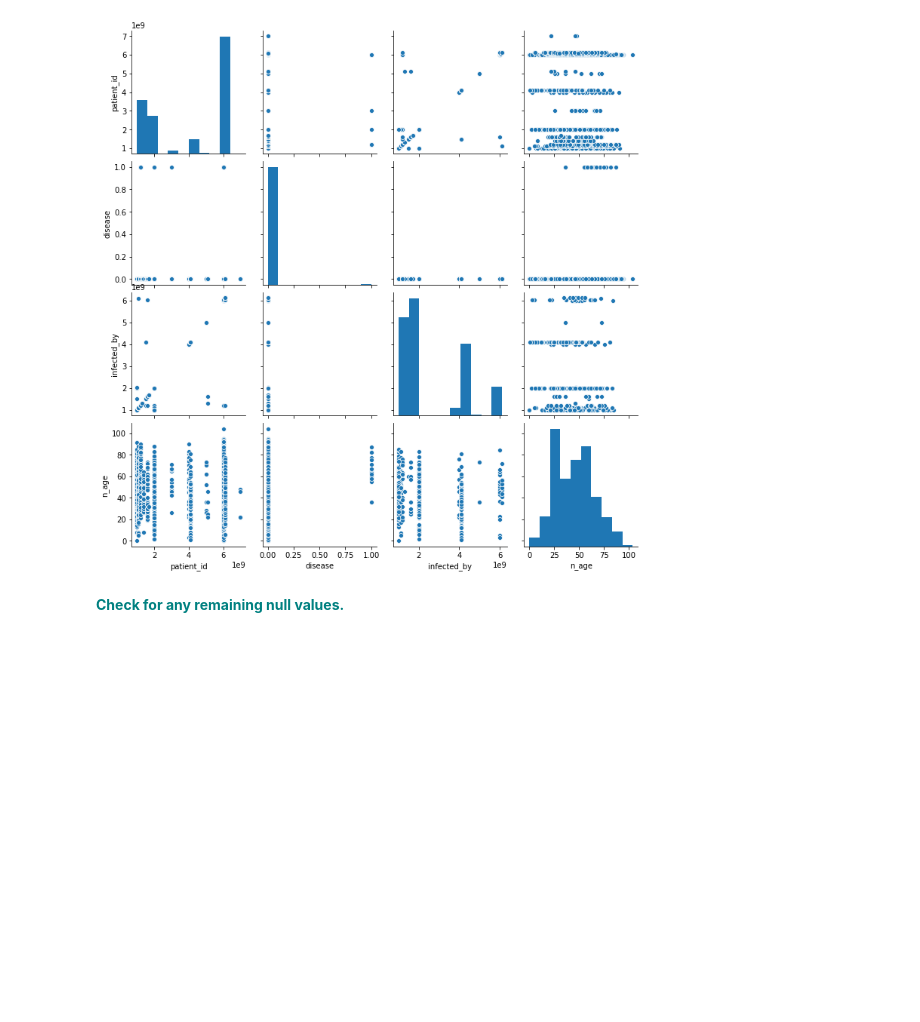
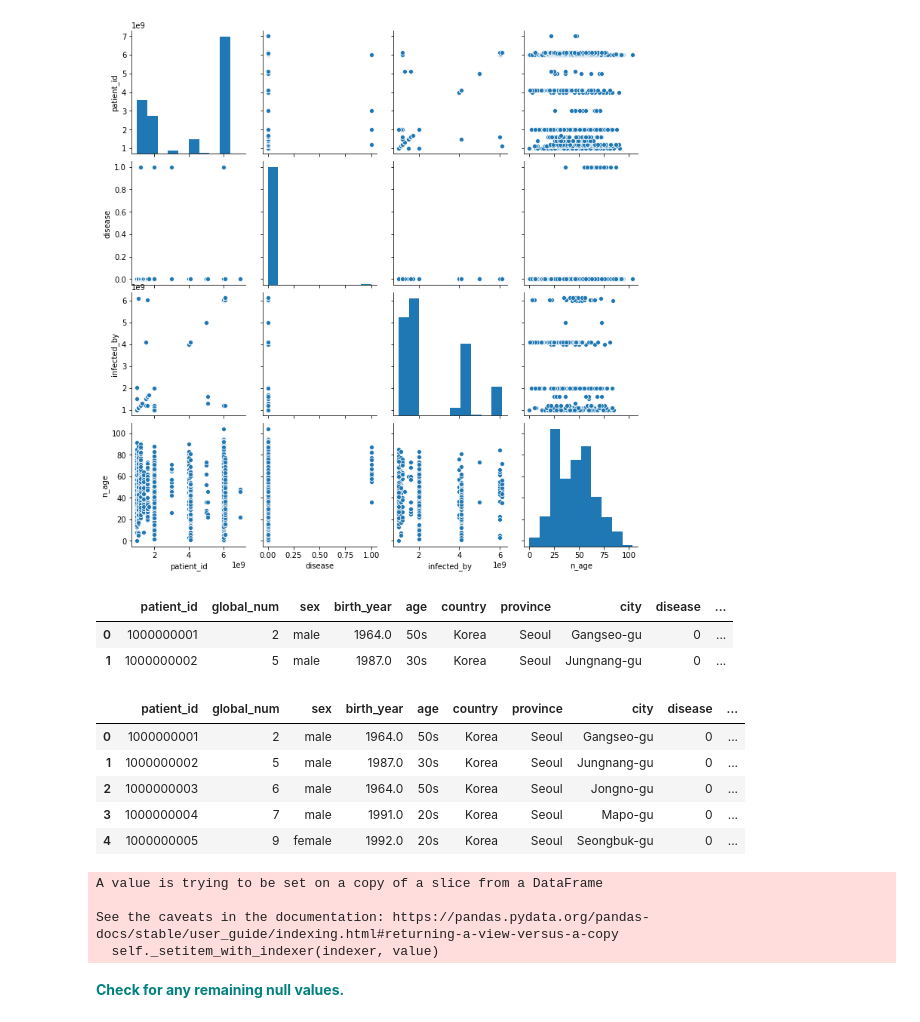
Before and after one commit to grykah/SBwork, a Jupyter notebook: RegressionProjects/RandomForest_casestudy_covid19.ipynb, the cells around one changed output. Drawn from its saved outputs; the diff is of its cells as text; code cells hidden in the pictures; blank space fills up the shorter version.

```diff
--- a/RegressionProjects/RandomForest_casestudy_covid19.ipynb
+++ b/RegressionProjects/RandomForest_casestudy_covid19.ipynb
@@ -217,3 +231,29 @@ df[df.isnull().any(axis=1)]
+# %%
+# for some reason interpolate is not removing two nan values.  using the 'back' direction, we should not see this.
+df[df.isnull().any(axis=1)]
+# %% [output]
+|  | patient_id | global_num | sex | birth_year | age | country | province | city | disease | ... |
+| 0 | 1000000001 | 2 | male | 1964.0 | 50s | Korea | Seoul | Gangseo-gu | 0 | ... |
+| 1 | 1000000002 | 5 | male | 1987.0 | 30s | Korea | Seoul | Jungnang-gu | 0 | ... |
+# %%
+df.head()
+# %% [output]
+|  | patient_id | global_num | sex | birth_year | age | country | province | city | disease | ... |
+| 0 | 1000000001 | 2 | male | 1964.0 | 50s | Korea | Seoul | Gangseo-gu | 0 | ... |
+| 1 | 1000000002 | 5 | male | 1987.0 | 30s | Korea | Seoul | Jungnang-gu | 0 | ... |
+| 2 | 1000000003 | 6 | male | 1964.0 | 50s | Korea | Seoul | Jongno-gu | 0 | ... |
+| 3 | 1000000004 | 7 | male | 1991.0 | 20s | Korea | Seoul | Mapo-gu | 0 | ... |
+| 4 | 1000000005 | 9 | female | 1992.0 | 20s | Korea | Seoul | Seongbuk-gu | 0 | ... |
+# %%
+# manually populate these two buggars that wont interpolate for us
+#df.infected_by.mean() # 2908345265.193592 -->2.91+09
+df.infected_by.loc[0] = 2.91e+09
+df.infected_by.loc[1] = 2.91e+09
+# %% [output]
+A value is trying to be set on a copy of a slice from a DataFrame
+
+See the caveats in the documentation: https://pandas.pydata.org/pandas-docs/stable/user_guide/indexing.html#returning-a-view-versus-a-copy
+  self._setitem_with_indexer(indexer, value)
 # %% [markdown]
  **<font color='teal'> Check for any remaining null values.</font>**
 # %%
```
Also changed, not shown: parts of 13 cells of this notebook.
